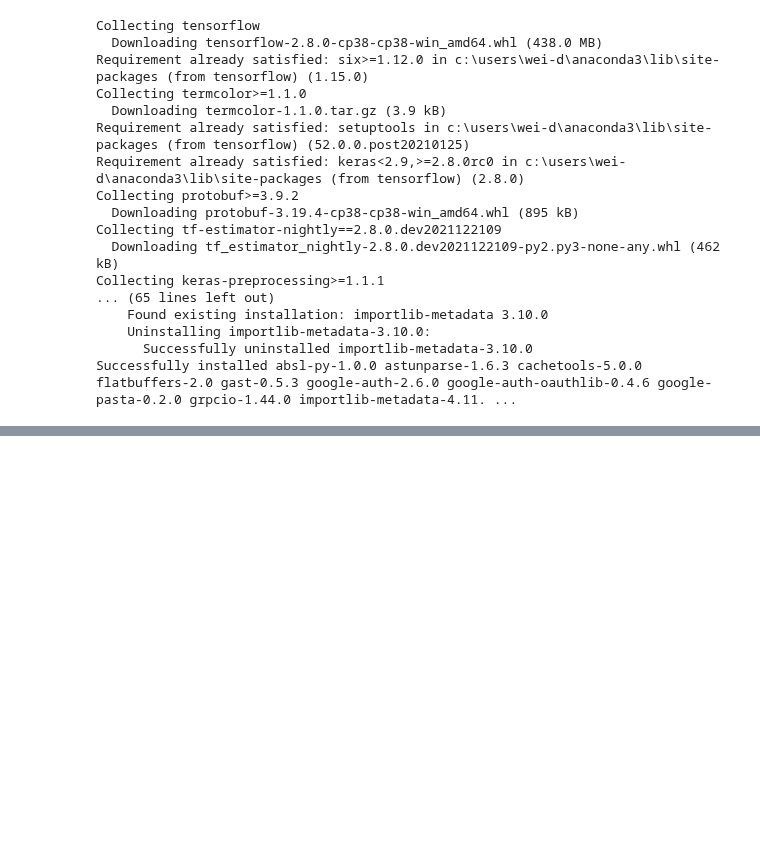
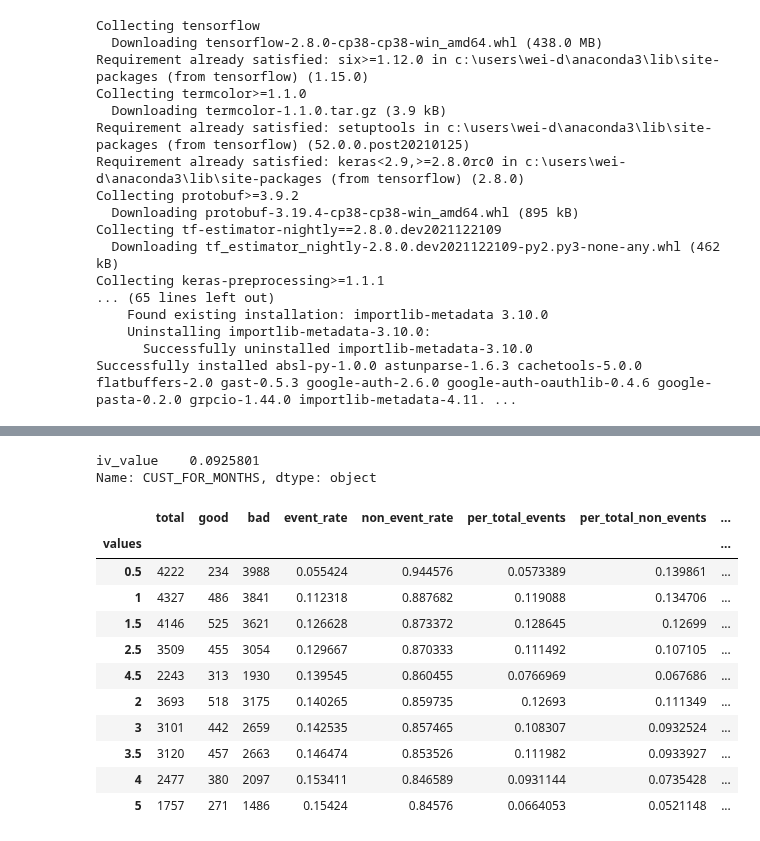
Before and after one commit to dvh549/Financial_Analytics, a Jupyter notebook: Main_Notebook.ipynb, the cells around one changed output, grey strips where cells are left out. Cells and saved outputs as stored; diff of their text form; code cells hidden in the pictures; blank space fills up the shorter version.

```diff
--- a/Main_Notebook.ipynb
+++ b/Main_Notebook.ipynb
@@ -758,0 +990,5 @@ Successfully installed absl-py-1.0.0 astunparse-1.6.3 cachetools-5.0.0 flatbuffe
+# %%
+CNT_CHILDREN_df = calc_woe_iv('cnt_child_category')
+iv_values.loc['CNT_CHILDREN'] = CNT_CHILDREN_df.IV.sum()
+print(iv_values.loc['CNT_CHILDREN'])
+CNT_CHILDREN_df
@@ -758,0 +1015,6 @@ Successfully installed absl-py-1.0.0 astunparse-1.6.3 cachetools-5.0.0 flatbuffe
+# %%
+AMT_INCOME_TOTAL_df = calc_woe_iv('income_bin')
+iv_values.loc['AMT_INCOME_TOTAL'] = AMT_INCOME_TOTAL_df.IV.sum()
+print(iv_values.loc['AMT_INCOME_TOTAL'])
+AMT_INCOME_TOTAL_df.sort_values(by = 'WOE', inplace = True)
+AMT_INCOME_TOTAL_df
@@ -758,0 +1036,6 @@ Successfully installed absl-py-1.0.0 astunparse-1.6.3 cachetools-5.0.0 flatbuffe
+# %%
+CNT_FAM_MEMBERS_df = calc_woe_iv('cnt_family_bin')
+iv_values.loc['CNT_FAM_MEMBERS'] = CNT_FAM_MEMBERS_df.IV.sum()
+print(iv_values.loc['CNT_FAM_MEMBERS'])
+CNT_FAM_MEMBERS_df.sort_values(by = 'WOE', inplace = True)
+CNT_FAM_MEMBERS_df
@@ -758,0 +1064,21 @@ Successfully installed absl-py-1.0.0 astunparse-1.6.3 cachetools-5.0.0 flatbuffe
+# %%
+CUST_FOR_MONTHS_df = calc_woe_iv('months_bin')
+iv_values.loc['CUST_FOR_MONTHS'] = CUST_FOR_MONTHS_df.IV.sum()
+print(iv_values.loc['CUST_FOR_MONTHS'])
+CUST_FOR_MONTHS_df.sort_values(by = 'WOE', inplace = True)
+CUST_FOR_MONTHS_df
+# %% [output]
+iv_value    0.0925801
+Name: CUST_FOR_MONTHS, dtype: object
+|  | total | good | bad | event_rate | non_event_rate | per_total_events | per_total_non_events | ... |
+| values |  |  |  |  |  |  |  | ... |
+| 0.5 | 4222 | 234 | 3988 | 0.055424 | 0.944576 | 0.0573389 | 0.139861 | ... |
+| 1 | 4327 | 486 | 3841 | 0.112318 | 0.887682 | 0.119088 | 0.134706 | ... |
+| 1.5 | 4146 | 525 | 3621 | 0.126628 | 0.873372 | 0.128645 | 0.12699 | ... |
+| 2.5 | 3509 | 455 | 3054 | 0.129667 | 0.870333 | 0.111492 | 0.107105 | ... |
+| 4.5 | 2243 | 313 | 1930 | 0.139545 | 0.860455 | 0.0766969 | 0.067686 | ... |
+| 2 | 3693 | 518 | 3175 | 0.140265 | 0.859735 | 0.12693 | 0.111349 | ... |
+| 3 | 3101 | 442 | 2659 | 0.142535 | 0.857465 | 0.108307 | 0.0932524 | ... |
+| 3.5 | 3120 | 457 | 2663 | 0.146474 | 0.853526 | 0.111982 | 0.0933927 | ... |
+| 4 | 2477 | 380 | 2097 | 0.153411 | 0.846589 | 0.0931144 | 0.0735428 | ... |
+| 5 | 1757 | 271 | 1486 | 0.15424 | 0.84576 | 0.0664053 | 0.0521148 | ... |
```
Also changed, not shown: parts of 31 cells of this notebook.
